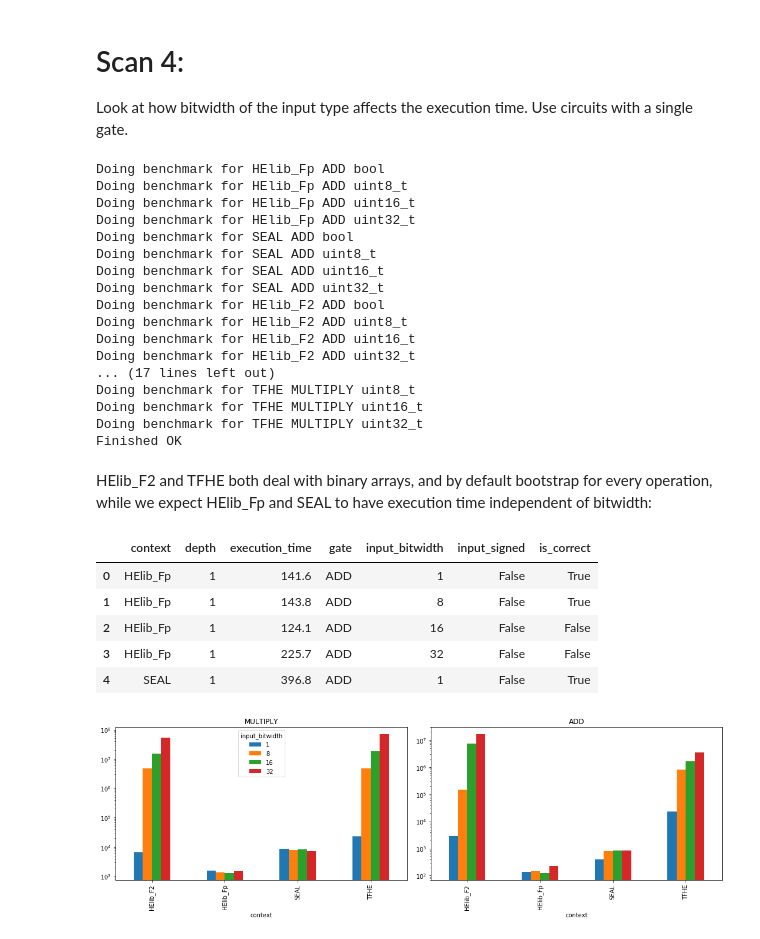
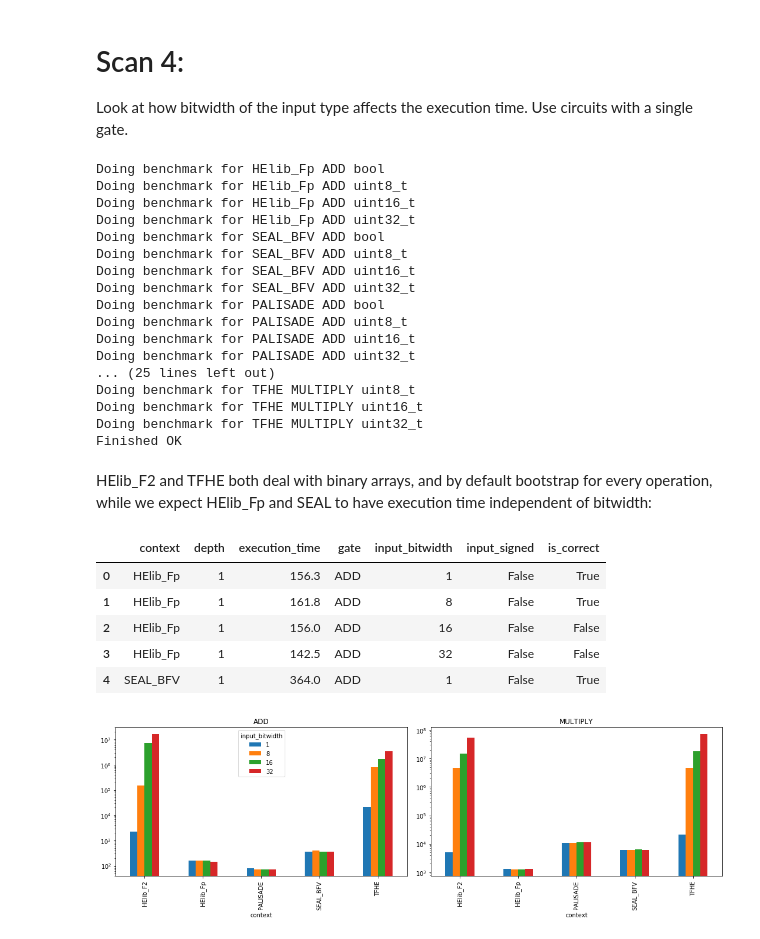
Before and after one commit to alan-turing-institute/SHEEP, a Jupyter notebook: frontend/notebooks/Low-level-benchmarks.ipynb, the cells around one changed output. Cells and saved outputs as stored; diff of their text form; code cells hidden in the pictures.

```diff
--- a/frontend/notebooks/Low-level-benchmarks.ipynb
+++ b/frontend/notebooks/Low-level-benchmarks.ipynb
@@ -167,7 +175,7 @@ bitwidth = 8
 is_signed = False
 for i, op in enumerate(all_ops):
     if op == "COMPARE": continue
-    libs = ["HElib_Fp", "SEAL"]
+    libs = ["HElib_Fp", "SEAL_BFV","PALISADE"]
     plot_scan1 = execution_time_vs_x_cat(df_scan1, op, bitwidth, is_signed, libs, "context","level")
     axis = plt.subplot((len(all_ops) + 2 // 2) // 2, 2, i + 1)
 #     axis.set_yscale("log")
@@ -223,7 +231,7 @@ Finished OK
 # %% [markdown]
 ### Tabulate and plot the results
 # %%
-rows_scan2 = session.query(BenchmarkMeasurement).filter_by(scan_id=scan_id).filter_by(is_correct=True).all()
+rows_scan2 = session.query(BenchmarkMeasurement).filter_by(scan_id=scan_id).all()
 dict_scan2 = {"context":[],"gate":[],"input_bitwidth":[],"input_signed":[],"is_correct":[],"depth":[], "execution_time":[]}
 for row in rows_scan2:
     dict_scan2= fill_row(row,dict_scan2)
@@ -242,7 +250,7 @@ all_ops = set(df_scan2.gate)
 bitwidth = 1
 is_signed = False
 for i, op in enumerate(all_ops):
-    libs = ["HElib_Fp", "SEAL"]
+    libs = ["HElib_Fp", "SEAL_BFV","PALISADE"]
     plot_scan2 = execution_time_vs_x_cat(df_scan2, op, bitwidth, is_signed, libs,"context","depth")
     axis = plt.subplot((len(all_ops) + 2 // 2) // 2, 2, i + 1)
 #     axis.set_yscale("log")
@@ -333,7 +328,7 @@ all_ops = set(df_scan3.gate)
 bitwidth = 1
 is_signed = False
 for i, op in enumerate(all_ops):
-    libs = ["HElib_Fp", "HElib_F2","TFHE","SEAL","LP"]
+    libs = ["HElib_Fp", "HElib_F2","TFHE","SEAL_BFV","PALISADE","LP"]
     plot_scan3 = execution_time_vs_x_cat(df_scan3, op, bitwidth, is_signed, libs,"context",category_var="input_bitwidth")
     axis = plt.subplot((len(all_ops) + 2 // 2) // 2, 2, i + 1)
     axis.set_yscale("log")
@@ -350,7 +345,7 @@ scan_id = str(uuid.uuid4())
 input_type = "bool"
 ## start looping over gates, depths, and contexts
 for gate in ["ADD","MULTIPLY"]:
-    for context in ["HElib_Fp","SEAL","HElib_F2","TFHE"]:
+    for context in ["HElib_Fp","SEAL_BFV","PALISADE","HElib_F2","TFHE"]:
         params = params_for_level(context,2)
         for input_type in ["bool","uint8_t","uint16_t","uint32_t"]:
             circuit_file = CIRCUIT_FILE_DIR+"/circuit-"+gate+"-1.sheep"
@@ -372,15 +367,15 @@ Doing benchmark for HElib_Fp ADD bool
 Doing benchmark for HElib_Fp ADD uint8_t
 Doing benchmark for HElib_Fp ADD uint16_t
 Doing benchmark for HElib_Fp ADD uint32_t
-Doing benchmark for SEAL ADD bool
-Doing benchmark for SEAL ADD uint8_t
-Doing benchmark for SEAL ADD uint16_t
-Doing benchmark for SEAL ADD uint32_t
-Doing benchmark for HElib_F2 ADD bool
-Doing benchmark for HElib_F2 ADD uint8_t
-Doing benchmark for HElib_F2 ADD uint16_t
-Doing benchmark for HElib_F2 ADD uint32_t
-... (17 lines left out)
+Doing benchmark for SEAL_BFV ADD bool
+Doing benchmark for SEAL_BFV ADD uint8_t
+Doing benchmark for SEAL_BFV ADD uint16_t
+Doing benchmark for SEAL_BFV ADD uint32_t
+Doing benchmark for PALISADE ADD bool
+Doing benchmark for PALISADE ADD uint8_t
+Doing benchmark for PALISADE ADD uint16_t
+Doing benchmark for PALISADE ADD uint32_t
+... (25 lines left out)
 Doing benchmark for TFHE MULTIPLY uint8_t
 Doing benchmark for TFHE MULTIPLY uint16_t
 Doing benchmark for TFHE MULTIPLY uint32_t
@@ -397,11 +392,11 @@ df_scan3 = pd.DataFrame(dict_scan3)
 df_scan3.head()
 # %% [output]
 |  | context | depth | execution_time | gate | input_bitwidth | input_signed | is_correct |
-| 0 | HElib_Fp | 1 | 141.6 | ADD | 1 | False | True |
-| 1 | HElib_Fp | 1 | 143.8 | ADD | 8 | False | True |
-| 2 | HElib_Fp | 1 | 124.1 | ADD | 16 | False | False |
-| 3 | HElib_Fp | 1 | 225.7 | ADD | 32 | False | False |
-| 4 | SEAL | 1 | 396.8 | ADD | 1 | False | True |
+| 0 | HElib_Fp | 1 | 156.3 | ADD | 1 | False | True |
+| 1 | HElib_Fp | 1 | 161.8 | ADD | 8 | False | True |
+| 2 | HElib_Fp | 1 | 156.0 | ADD | 16 | False | False |
+| 3 | HElib_Fp | 1 | 142.5 | ADD | 32 | False | False |
+| 4 | SEAL_BFV | 1 | 364.0 | ADD | 1 | False | True |
 # %%
 def execution_time_vs_bitwidth(input_dataframe, op_str, is_signed, libs_list):
     rows = input_dataframe[(input_dataframe.gate==op_str) & input_dataframe.context.isin(libs_list) & (input_dataframe.input_signed==is_signed)]
@@ -411,14 +406,14 @@ def execution_time_vs_bitwidth(input_dataframe, op_str, is_signed, libs_list):
 # %%
 all_ops = set(df_scan3.gate)
 is_signed = False
 for i, op in enumerate(all_ops):
-    libs = ["HElib_F2", "TFHE","SEAL","HElib_Fp"]
+    libs = ["HElib_F2", "TFHE","SEAL_BFV","HElib_Fp","PALISADE"]
     rows = execution_time_vs_bitwidth(df_scan3, op, is_signed, libs)
 
     axis = plt.subplot((len(all_ops) + 2 // 2) // 2, 2, i + 1)
     axis.set_yscale("log")
     rows.plot(ax=axis, title=op , kind='bar', figsize=(15, 5), legend=False if i!=0 else True)
 plt.tight_layout()
 plt.show()
 # %% [output]
-[figure, old version]
+[figure, new version]
```
Also changed, not shown: parts of 11 cells of this notebook.
